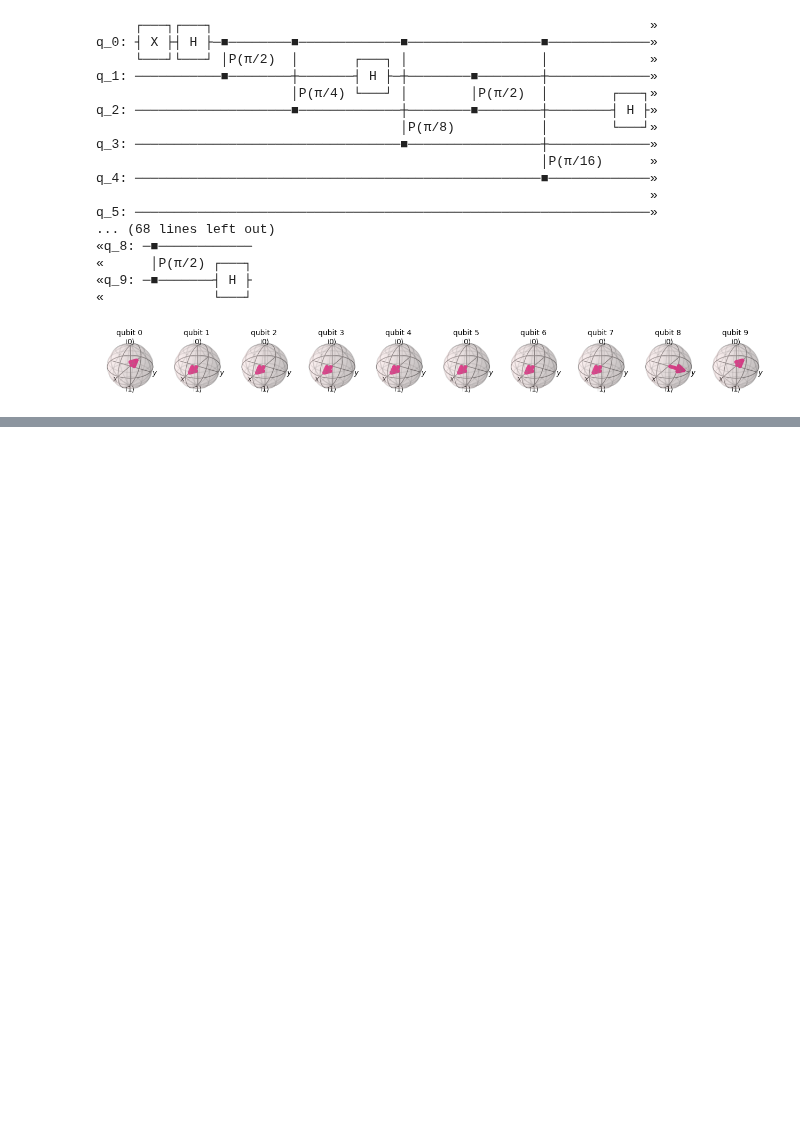
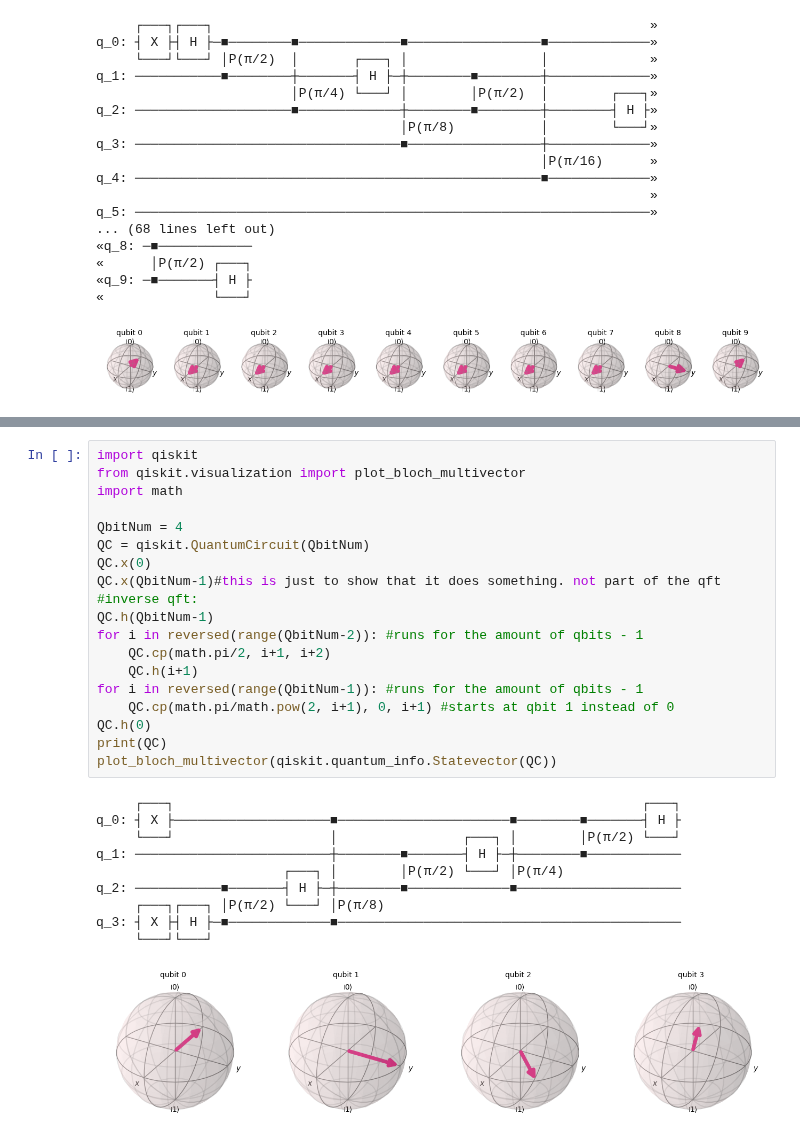
Before and after one commit to Lilith207/PythonForQuantum, a Jupyter notebook: Advanced/Assignment 2/Assignment 2.ipynb, the cells around one changed output, grey strips where cells are left out. Saved outputs shown, nothing was run; the diff lists cells and outputs as text; blank space fills up the shorter version.

```diff
--- a/Advanced/Assignment 2/Assignment 2.ipynb
+++ b/Advanced/Assignment 2/Assignment 2.ipynb
@@ -48,0 +55,30 @@ q_5: ─────────────────────────
+# %%
+import qiskit
+from qiskit.visualization import plot_bloch_multivector
+import math
+
+QbitNum = 4
+QC = qiskit.QuantumCircuit(QbitNum)
+QC.x(0)
+QC.x(QbitNum-1)#this is just to show that it does something. not part of the qft
+#inverse qft:
+QC.h(QbitNum-1)
+for i in reversed(range(QbitNum-2)): #runs for the amount of qbits - 1
+    QC.cp(math.pi/2, i+1, i+2)
+    QC.h(i+1)
+for i in reversed(range(QbitNum-1)): #runs for the amount of qbits - 1
+    QC.cp(math.pi/math.pow(2, i+1), 0, i+1) #starts at qbit 1 instead of 0
+QC.h(0)
+print(QC)
+plot_bloch_multivector(qiskit.quantum_info.Statevector(QC))
+# %% [output]
+     ┌───┐                                                            ┌───┐
+q_0: ┤ X ├────────────────────■──────────────────────■────────■───────┤ H ├
+     └───┘                    │                ┌───┐ │        │P(π/2) └───┘
+q_1: ─────────────────────────┼────────■───────┤ H ├─┼────────■────────────
+                        ┌───┐ │        │P(π/2) └───┘ │P(π/4)
+q_2: ───────────■───────┤ H ├─┼────────■─────────────■─────────────────────
+     ┌───┐┌───┐ │P(π/2) └───┘ │P(π/8)
+q_3: ┤ X ├┤ H ├─■─────────────■────────────────────────────────────────────
+     └───┘└───┘
+[figure, added]
```
Also changed, not shown: parts of 3 cells of this notebook.
